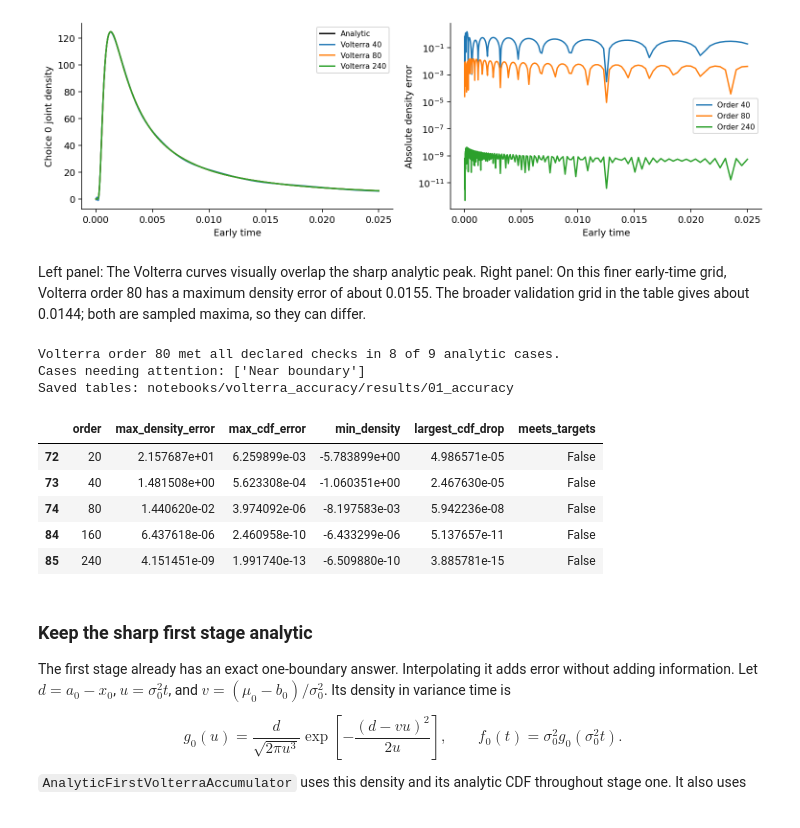
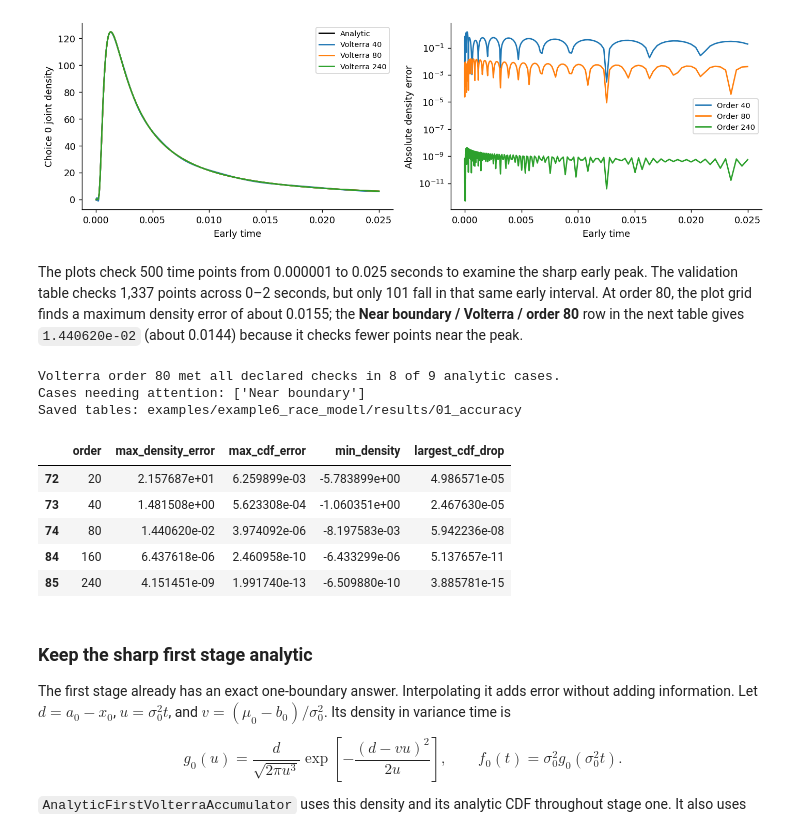
Before and after one commit to lnccbrown/ssm-simulators, a Jupyter notebook: notebooks/volterra_accuracy/volterra_accuracy.ipynb, the cells around one changed output. Cells and saved outputs as stored; diff of their text form; code cells hidden in the pictures.

Commit message:
Replace Volterra accuracy notebook with updated version

```diff
--- a/notebooks/volterra_accuracy/volterra_accuracy.ipynb
+++ b/notebooks/volterra_accuracy/volterra_accuracy.ipynb
@@ -277,34 +275,34 @@ plt.show()
 # %% [output]
 [figure]
 # %% [markdown]
-Left panel: The Volterra curves visually overlap the sharp analytic peak. Right panel: On this finer early-time grid, Volterra order 80 has a maximum density error of about 0.0155. The broader validation grid in the table gives about 0.0144; both are sampled maxima, so they can differ.
+The plots check 500 time points from 0.000001 to 0.025 seconds to examine the sharp early peak. The validation table checks 1,337 points across 0–2 seconds, but only 101 fall in that same early interval. At order 80, the plot grid finds a maximum density error of about 0.0155; the **Near boundary / Volterra / order 80** row in the next table gives `1.440620e-02` (about 0.0144) because it checks fewer points near the peak.
 # %%
 near_boundary = errors[(errors["case"] == "Near boundary") & (errors.method == "Volterra")]
-display(near_boundary[["order", "max_density_error", "max_cdf_error", "min_density", "largest_cdf_drop", "meets_targets"]])
+display(near_boundary[["order", "max_density_error", "max_cdf_error", "min_density", "largest_cdf_drop"]])
 selected = errors[(errors.method == "Volterra") & (errors.order == 80)]
 print(f"Volterra order 80 met all declared checks in {selected.meets_targets.sum()} of {len(selected)} analytic cases.")
 print("Cases needing attention:", selected.loc[~selected.meets_targets, "case"].tolist())
 assert np.isfinite(errors.select_dtypes(include="number").to_numpy()).all()
 expected = ["5 stages", "Short first", "Short middle", "Negative drift", "Varying parameters"]
 assert selected.set_index("case").loc[expected, "meets_targets"].all()
 output = save_results("01_accuracy", {"errors": errors, "sensitivity": sensitivity, "all_case_parameters": case_parameters,
                        "baseline_parameters": parameter_table(cases["5 stages"]),
                        "varying_parameters": parameter_table(cases["Varying parameters"])},
                       {"density_target": 1e-6, "probability_target": 1e-7,
                        "negative_density_tolerance": 1e-10, "relative_density_floor": 1e-5,
                        "main_orders": orders, "near_boundary_extra_orders": [160, 240],
                        "grid": "1001 uniform points + early log grid + exact/adjacent/offset breakpoints"})
 print("Saved tables:", output.relative_to(root))
 # %% [output]
 Volterra order 80 met all declared checks in 8 of 9 analytic cases.
 Cases needing attention: ['Near boundary']
-Saved tables: notebooks/volterra_accuracy/results/01_accuracy
+Saved tables: examples/example6_race_model/results/01_accuracy
-|  | order | max_density_error | max_cdf_error | min_density | largest_cdf_drop | meets_targets |
-| 72 | 20 | 2.157687e+01 | 6.259899e-03 | -5.783899e+00 | 4.986571e-05 | False |
-| 73 | 40 | 1.481508e+00 | 5.623308e-04 | -1.060351e+00 | 2.467630e-05 | False |
-| 74 | 80 | 1.440620e-02 | 3.974092e-06 | -8.197583e-03 | 5.942236e-08 | False |
-| 84 | 160 | 6.437618e-06 | 2.460958e-10 | -6.433299e-06 | 5.137657e-11 | False |
-| 85 | 240 | 4.151451e-09 | 1.991740e-13 | -6.509880e-10 | 3.885781e-15 | False |
+|  | order | max_density_error | max_cdf_error | min_density | largest_cdf_drop |
+| 72 | 20 | 2.157687e+01 | 6.259899e-03 | -5.783899e+00 | 4.986571e-05 |
+| 73 | 40 | 1.481508e+00 | 5.623308e-04 | -1.060351e+00 | 2.467630e-05 |
+| 74 | 80 | 1.440620e-02 | 3.974092e-06 | -8.197583e-03 | 5.942236e-08 |
+| 84 | 160 | 6.437618e-06 | 2.460958e-10 | -6.433299e-06 | 5.137657e-11 |
+| 85 | 240 | 4.151451e-09 | 1.991740e-13 | -6.509880e-10 | 3.885781e-15 |
 # %% [markdown]
 ### Keep the sharp first stage analytic
 
```
Also changed, not shown: parts of 10 cells of this notebook.
